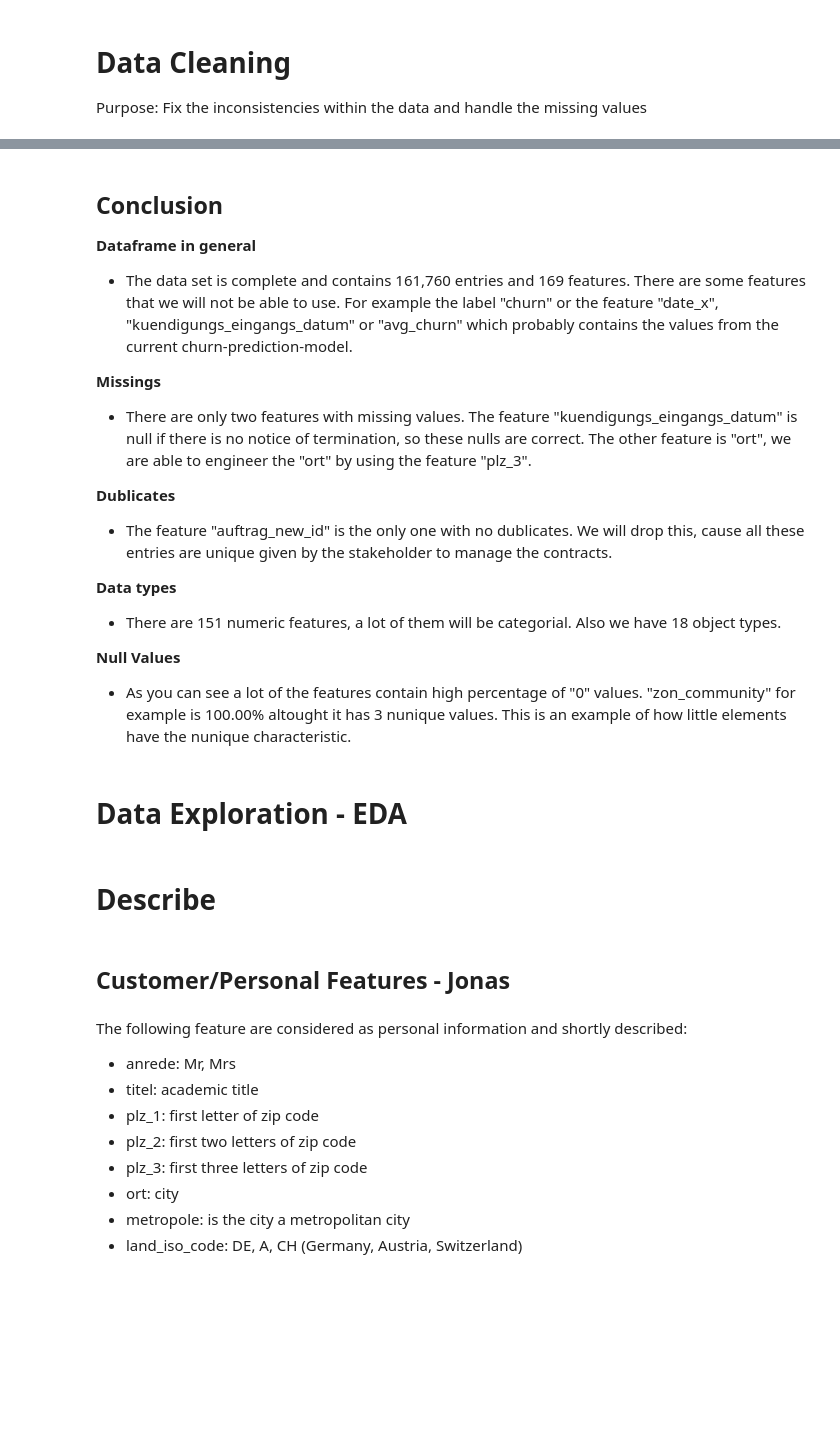
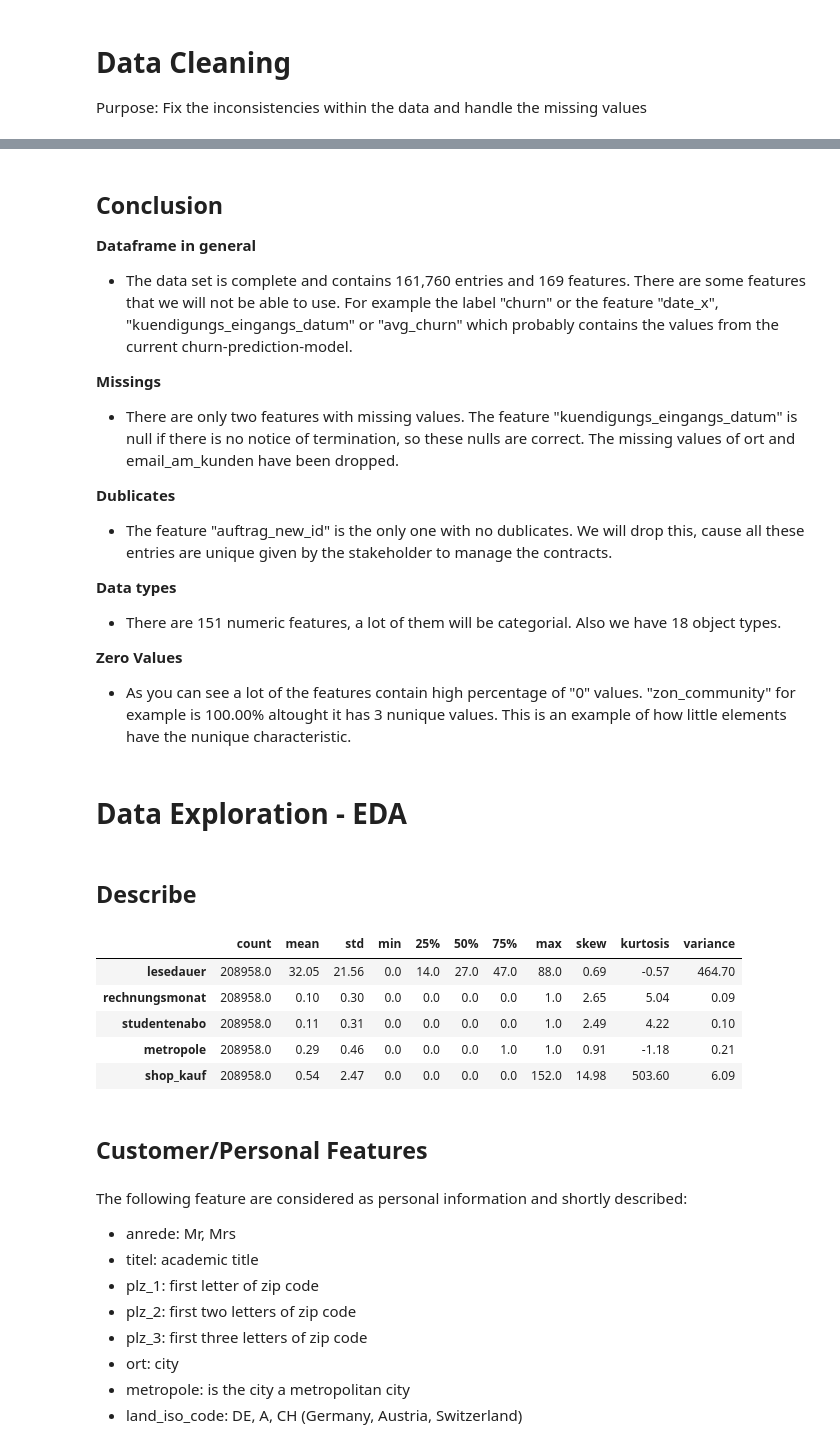
Before and after one commit to jb-ds2020/nf-ds3-capstone-churn-prevention, a Jupyter notebook: Capstone_Zeit.ipynb, the cells around one changed output, grey strips where cells are left out. Saved outputs shown, nothing was run; the diff lists cells and outputs as text; code cells hidden in the pictures; blank space fills up the shorter version.

```diff
--- a/Capstone_Zeit.ipynb
+++ b/Capstone_Zeit.ipynb
@@ -149,7 +212,7 @@ print(f"object features  {len(categorial.columns)}")
 - The data set is complete and contains 161,760 entries and 169 features. There are some features that we will not be able to use. For example the label "churn" or the feature "date_x", "kuendigungs_eingangs_datum" or "avg_churn" which probably contains the values from the current churn-prediction-model.
 
 **Missings**
-- There are only two features with missing values. The feature "kuendigungs_eingangs_datum" is null if there is no notice of termination, so these nulls are correct. The other feature is "ort", we are able to engineer the "ort" by using the feature "plz_3".
+- There are only two features with missing values. The feature "kuendigungs_eingangs_datum" is null if there is no notice of termination, so these nulls are correct. The missing values of ort and email_am_kunden have been dropped.
 
 **Dublicates**
 - The feature "auftrag_new_id" is the only one with no dublicates. We will drop this, cause all these entries are unique given by the stakeholder to manage the contracts.
@@ -157,7 +220,7 @@ print(f"object features  {len(categorial.columns)}")
 **Data types**
 - There are 151 numeric features, a lot of them will be categorial. Also we have 18 object types.
 
-**Null Values**
+**Zero Values**
 - As you can see a lot of the features contain high percentage of "0" values. "zon_community" for example is 100.00% altought it has 3 nunique values. This is an example of how little elements have the nunique characteristic.
 # %% [markdown]
 # Data Exploration - EDA
@@ -198,11 +261,18 @@ def crosstab_barplot(crosstable,labellist,figsize_x=10,figsize_y=7,xlabelname='D
     L.get_texts()[0].set_text(labellist[0])
     L.get_texts()[1].set_text(labellist[1])
 # %% [markdown]
-# Describe
+## Describe
 # %%
-eda.describe_plus(df)
+eda.describe_plus(df).head()
+# %% [output]
+|  | count | mean | std | min | 25% | 50% | 75% | max | skew | kurtosis | variance |
+| lesedauer | 208958.0 | 32.05 | 21.56 | 0.0 | 14.0 | 27.0 | 47.0 | 88.0 | 0.69 | -0.57 | 464.70 |
+| rechnungsmonat | 208958.0 | 0.10 | 0.30 | 0.0 | 0.0 | 0.0 | 0.0 | 1.0 | 2.65 | 5.04 | 0.09 |
+| studentenabo | 208958.0 | 0.11 | 0.31 | 0.0 | 0.0 | 0.0 | 0.0 | 1.0 | 2.49 | 4.22 | 0.10 |
+| metropole | 208958.0 | 0.29 | 0.46 | 0.0 | 0.0 | 0.0 | 1.0 | 1.0 | 0.91 | -1.18 | 0.21 |
+| shop_kauf | 208958.0 | 0.54 | 2.47 | 0.0 | 0.0 | 0.0 | 0.0 | 152.0 | 14.98 | 503.60 | 6.09 |
 # %% [markdown]
-## Customer/Personal Features - Jonas
+## Customer/Personal Features
 # %% [markdown]
 The following feature are considered as personal information and shortly described:
 - anrede: Mr, Mrs
```
Also changed, not shown: parts of 76 cells of this notebook.
